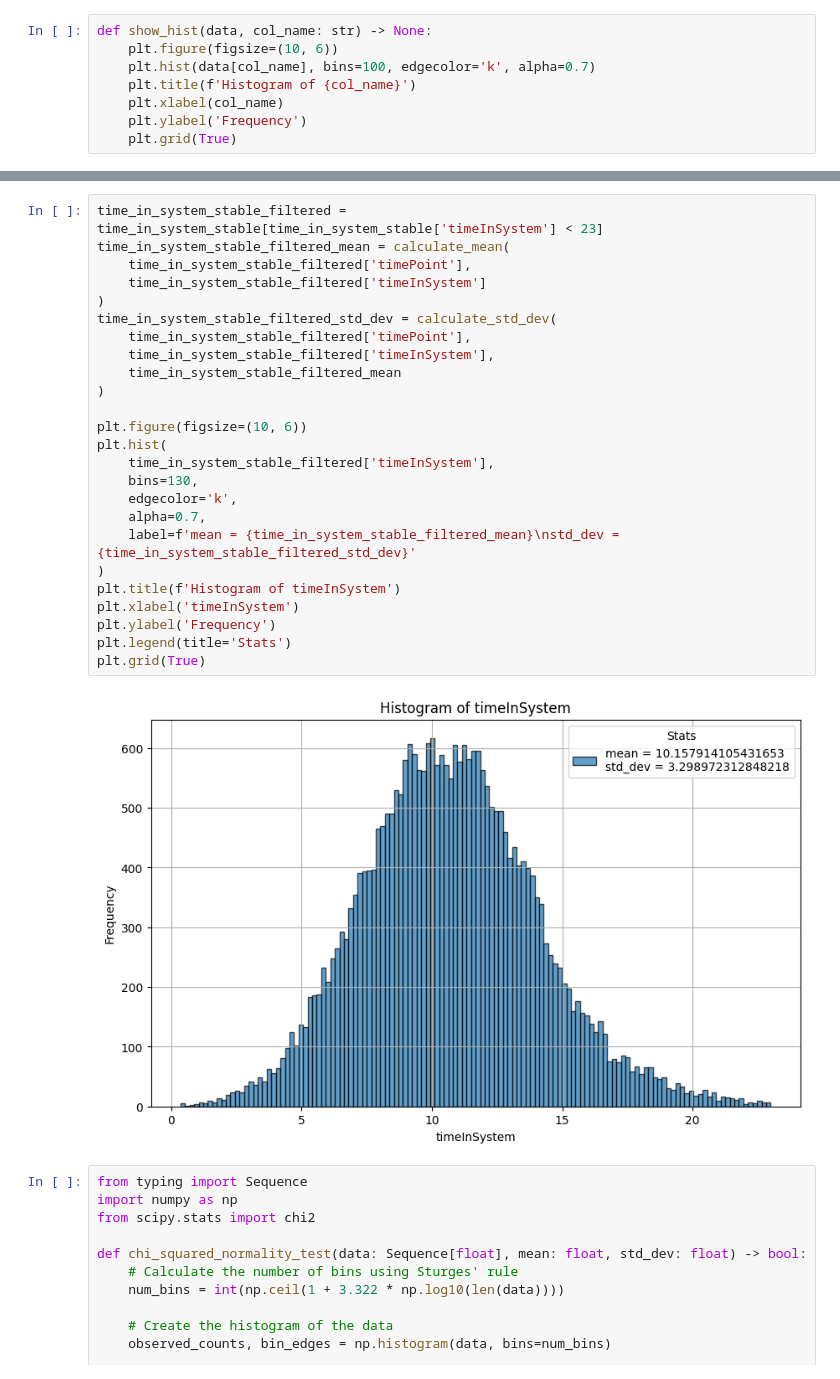
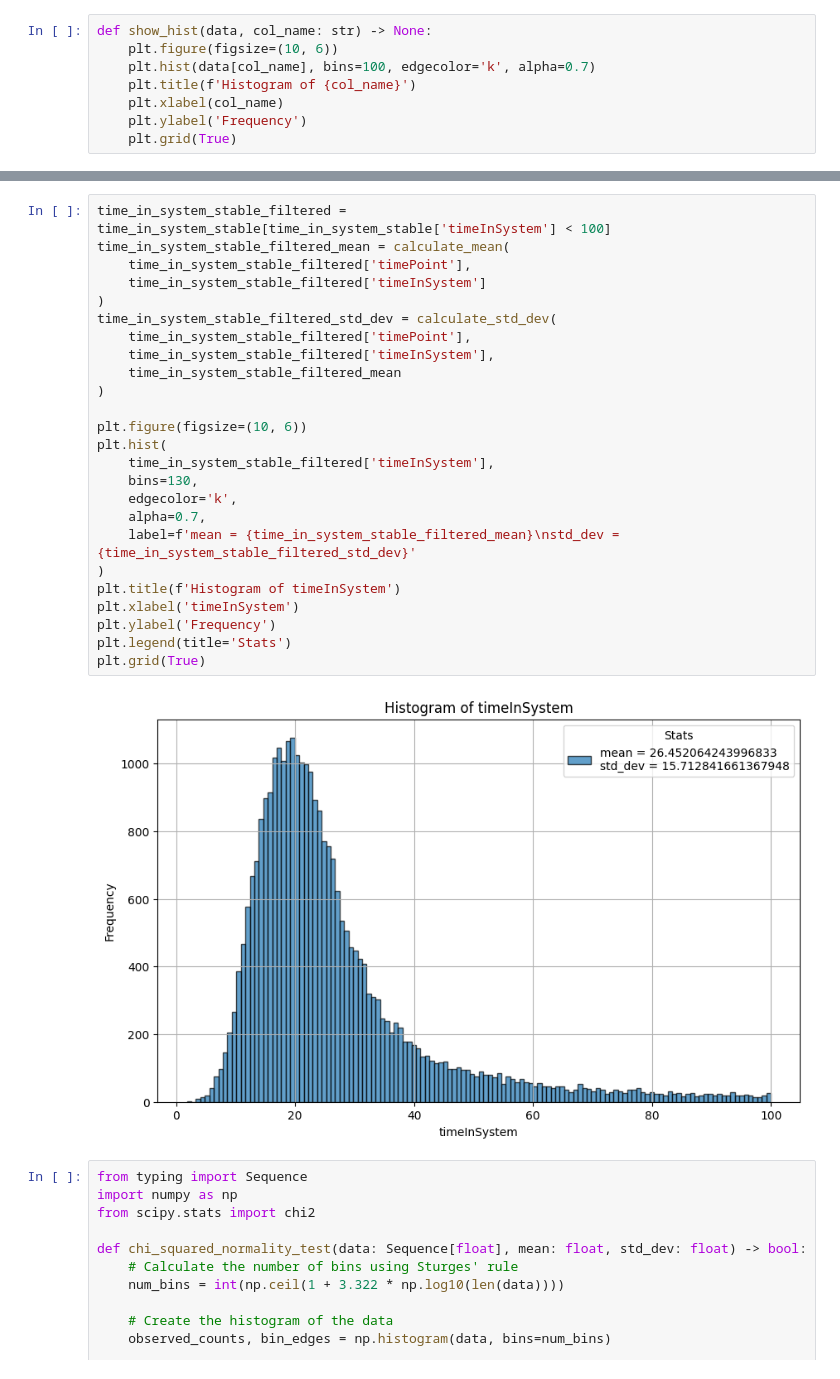
Before and after one commit to SideShowBoBGOT/system_modelling_seventh_semester, a Jupyter notebook: course_work/main.ipynb, the cells around one changed output, grey strips where cells are left out. Saved outputs shown, nothing was run; the diff lists cells and outputs as text.

```diff
--- a/course_work/main.ipynb
+++ b/course_work/main.ipynb
@@ -276,30 +276,30 @@ show_hist(time_wait_allocate_stable, 'timeWaitAllocate')
 # %%
-time_in_system_stable_filtered = time_in_system_stable[time_in_system_stable['timeInSystem'] < 23]
+time_in_system_stable_filtered = time_in_system_stable[time_in_system_stable['timeInSystem'] < 100]
 time_in_system_stable_filtered_mean = calculate_mean(
     time_in_system_stable_filtered['timePoint'],
     time_in_system_stable_filtered['timeInSystem']
 )
 time_in_system_stable_filtered_std_dev = calculate_std_dev(
     time_in_system_stable_filtered['timePoint'],
     time_in_system_stable_filtered['timeInSystem'],
     time_in_system_stable_filtered_mean
 )
 
 plt.figure(figsize=(10, 6))
 plt.hist(
     time_in_system_stable_filtered['timeInSystem'],
     bins=130,
     edgecolor='k',
     alpha=0.7,
     label=f'mean = {time_in_system_stable_filtered_mean}\nstd_dev = {time_in_system_stable_filtered_std_dev}'
 )
 plt.title(f'Histogram of timeInSystem')
 plt.xlabel('timeInSystem')
 plt.ylabel('Frequency')
 plt.legend(title='Stats')
 plt.grid(True)
 # %% [output]
-[figure, old version]
+[figure, new version]
 # %%
 from typing import Sequence
 import numpy as np
```
Also changed, not shown: parts of 9 cells of this notebook, 3 other files.
